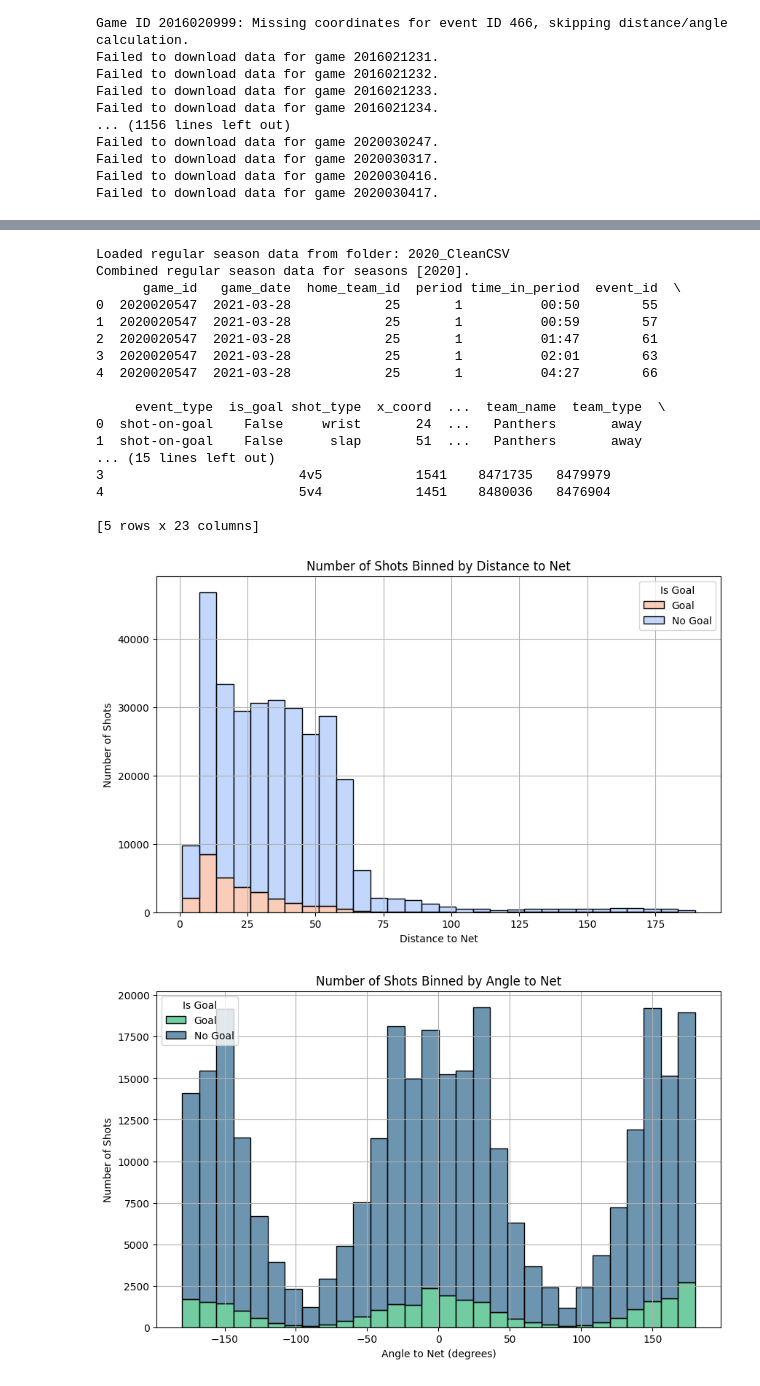
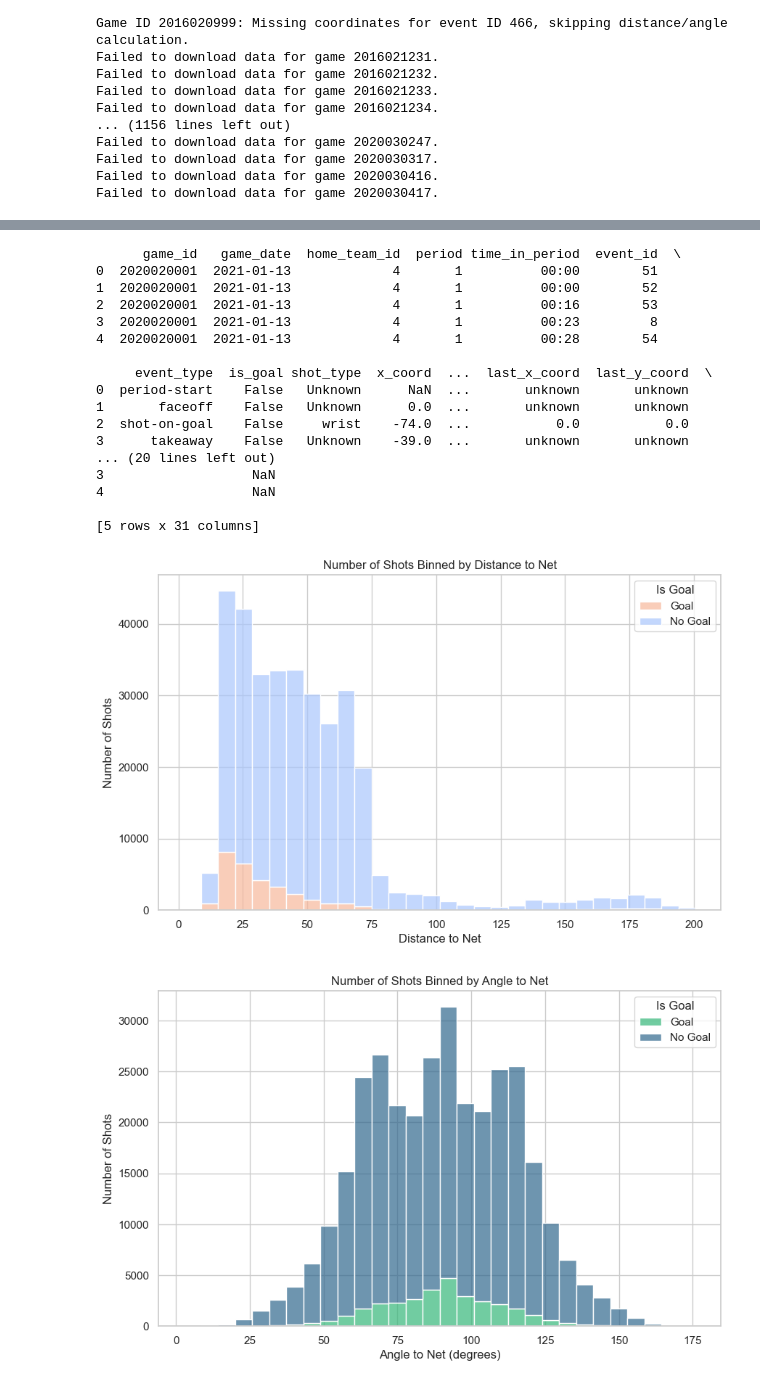
Before and after one commit to Faj1223/NHL-project, a Jupyter notebook: ift6758/notebooks/Question2-milestone2.ipynb, the cells around one changed output, grey strips where cells are left out. Drawn from its saved outputs; the diff is of its cells as text; code cells hidden in the pictures.

```diff
--- a/ift6758/notebooks/Question2-milestone2.ipynb
+++ b/ift6758/notebooks/Question2-milestone2.ipynb
@@ -1,4 +1,15 @@
 # %%
-from ift6758.controller.nhl_data_downloader import NHLDataDownloader
+import os
+import sys
+import nhl_data_loader
+import nhl_shot_visualizer
+import importlib
+importlib.reload(nhl_shot_visualizer)
 
+if os.path.join(os.path.dirname(os.getcwd()), "controller") not in sys.path:
+    sys.path.append(os.path.join(os.path.dirname(os.getcwd()), "controller"))
+from nhl_data_downloader import NHLDataDownloader
+from nhl_data_loader import NHLDataLoader
+
+loader = NHLDataLoader()
 downloader = NHLDataDownloader()
@@ -26,6 +35,6 @@ Failed to download data for game 2020030416.
 Failed to download data for game 2020030417.
 # %%
 #range(2016, 2020) will download all seasons from 2016 to 2019
-train_val_df = downloader.load_season_data(season_range=range(2016, 2020))
+train_val_df = loader.load_csv_files([2016,2017,2018,2019])
 print(train_val_df.head())
 # %% [output]
@@ -49,36 +58,39 @@ Combined regular season data for seasons [2016, 2017, 2018, 2019].
 # %%
-test_df = downloader.load_season_data(season_range=[2020])
+test_df = loader.load_csv_files([2020])
 print(test_df.head())
 # %% [output]
-Loaded regular season data from folder: 2020_CleanCSV
-Combined regular season data for seasons [2020].
       game_id   game_date  home_team_id  period time_in_period  event_id  \
-0  2020020547  2021-03-28            25       1          00:50        55
-1  2020020547  2021-03-28            25       1          00:59        57
-2  2020020547  2021-03-28            25       1          01:47        61
-3  2020020547  2021-03-28            25       1          02:01        63
-4  2020020547  2021-03-28            25       1          04:27        66
+0  2020020001  2021-01-13             4       1          00:00        51
+1  2020020001  2021-01-13             4       1          00:00        52
+2  2020020001  2021-01-13             4       1          00:16        53
+3  2020020001  2021-01-13             4       1          00:23         8
+4  2020020001  2021-01-13             4       1          00:28        54
 
-     event_type  is_goal shot_type  x_coord  ...  team_name  team_type  \
-0  shot-on-goal    False     wrist       24  ...   Panthers       away
-1  shot-on-goal    False      slap       51  ...   Panthers       away
-... (15 lines left out)
-3                         4v5            1541    8471735   8479979
-4                         5v4            1451    8480036   8476904
+     event_type  is_goal shot_type  x_coord  ...  last_x_coord  last_y_coord  \
+0  period-start    False   Unknown      NaN  ...       unknown       unknown
+1       faceoff    False   Unknown      0.0  ...       unknown       unknown
+2  shot-on-goal    False     wrist    -74.0  ...           0.0           0.0
+3      takeaway    False   Unknown    -39.0  ...       unknown       unknown
+... (20 lines left out)
+3                   NaN
+4                   NaN
 
-[5 rows x 23 columns]
+[5 rows x 31 columns]
 # %%
-from ift6758.controller.nhl_shot_visualizer import NHLShotVisualizer
-valid_data = train_val_df.dropna(subset=["distance_to_net", "angle_to_net"])
+import nhl_shot_visualizer
+import importlib
+importlib.reload(nhl_shot_visualizer)
+from nhl_shot_visualizer import NHLShotVisualizer
+valid_data = train_val_df.dropna(subset=["shooting_distance", "shot_angle"])
 # Instantiate the visualizer with the processed data
 visualizer = NHLShotVisualizer(valid_data )
 
 # Generate the plots
 visualizer.plot_distance_histogram()
 visualizer.plot_angle_histogram()
 
 
 visualizer.plot_2d_histogram_distance_angle()
 # %% [output]
-[figure, old version]
+[figure, new version]
-[figure, old version]
+[figure, new version]
```
Also changed, not shown: parts of 10 cells of this notebook, 8 other files.
